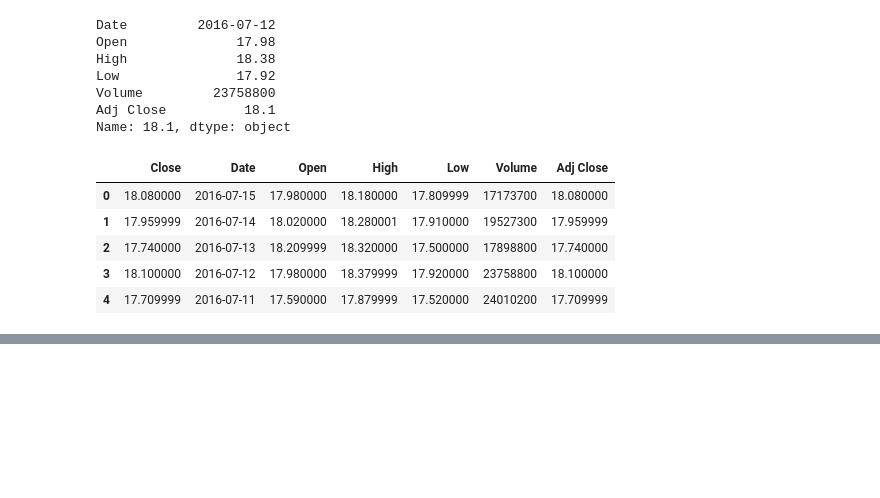
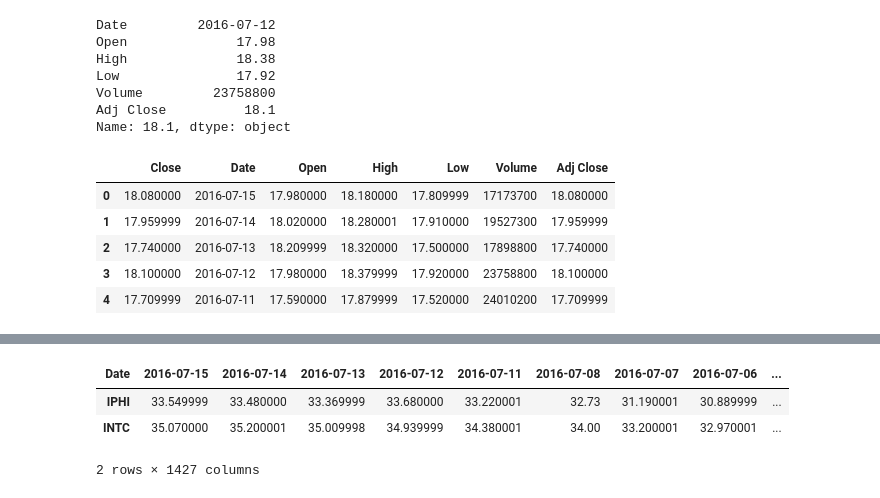
Before and after one commit to mssalemi/Data-Science-Intensive-Springboard, a Jupyter notebook: Section 3 Data Wrangling/3.1 Pandas Deep Dive/Pandas 3.1 Deep Dive.ipynb, the cells around one changed output, grey strips where cells are left out. Drawn from its saved outputs; the diff is of its cells as text; code cells hidden in the pictures; blank space fills up the shorter version.

```diff
--- a/Section 3 Data Wrangling/3.1 Pandas Deep Dive/Pandas 3.1 Deep Dive.ipynb
+++ b/Section 3 Data Wrangling/3.1 Pandas Deep Dive/Pandas 3.1 Deep Dive.ipynb
@@ -155,0 +193,7 @@ timeSavingDF.reset_index().head()
+# %%
+df_stocks.unstack(0).unstack(1)
+# %% [output]
+| Date | 2016-07-15 | 2016-07-14 | 2016-07-13 | 2016-07-12 | 2016-07-11 | 2016-07-08 | 2016-07-07 | 2016-07-06 | ... |
+| IPHI | 33.549999 | 33.480000 | 33.369999 | 33.680000 | 33.220001 | 32.73 | 31.190001 | 30.889999 | ... |
+| INTC | 35.070000 | 35.200001 | 35.009998 | 34.939999 | 34.380001 | 34.00 | 33.200001 | 32.970001 | ... |
+2 rows × 1427 columns
```
Also changed, not shown: parts of 10 cells of this notebook.
